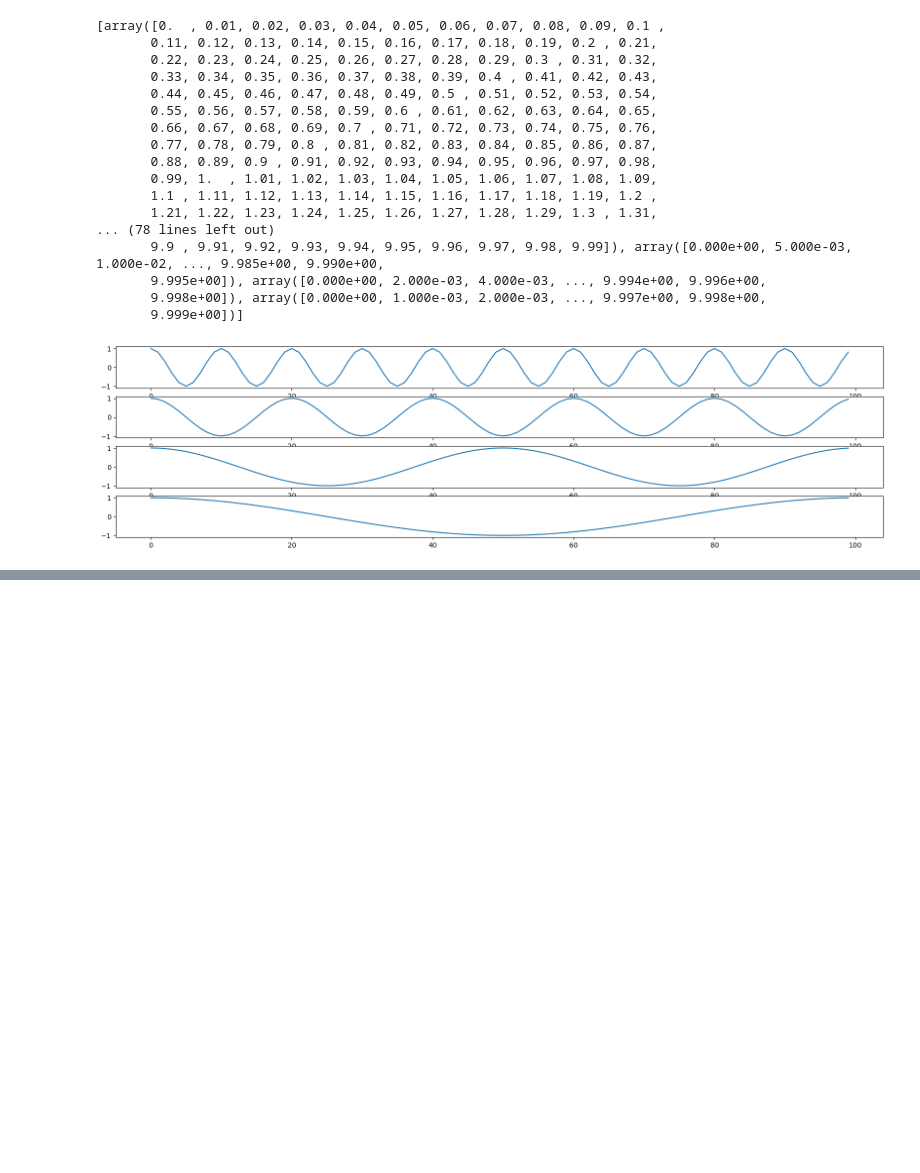
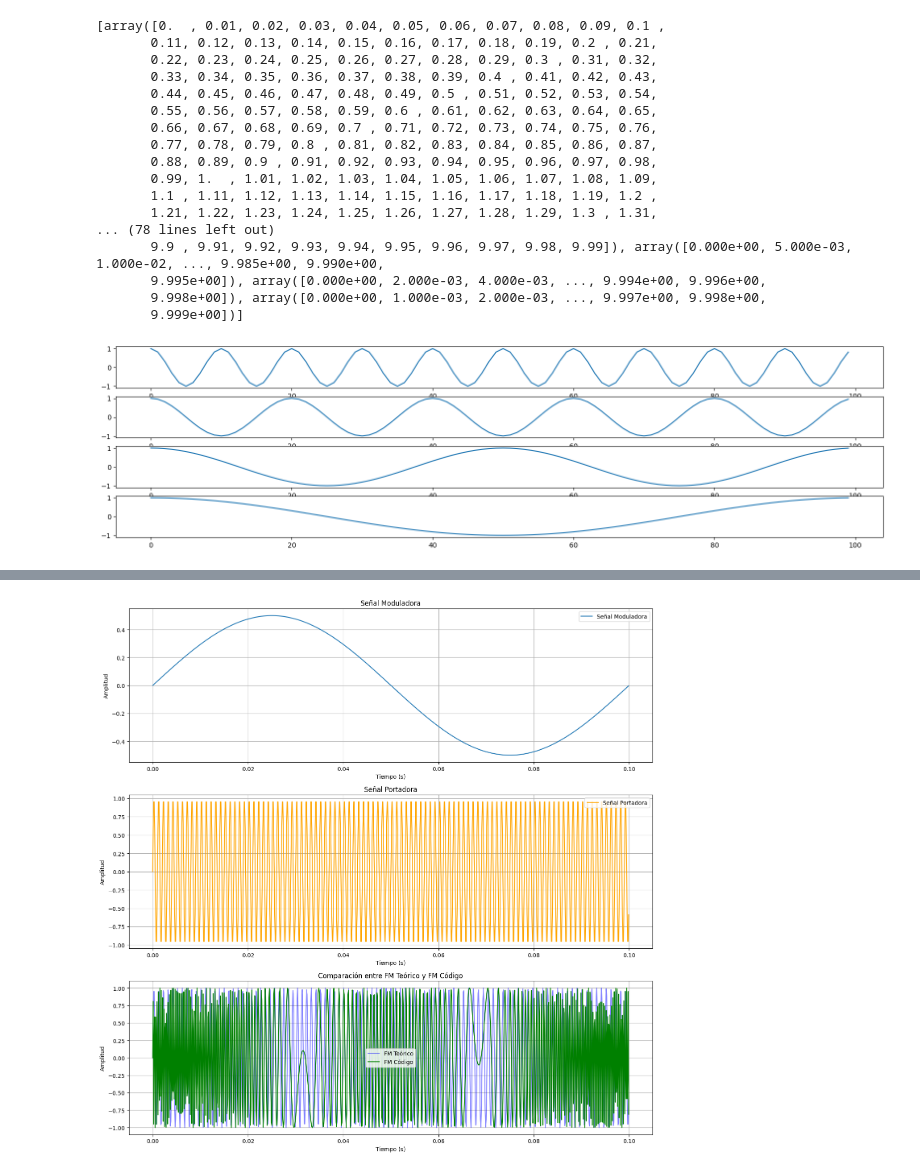
Before and after one commit to jahzeel-ulises/MODULACION, a Jupyter notebook: Modulacion.ipynb, the cells around one changed output, grey strips where cells are left out. Cells and saved outputs as stored; diff of their text form; code cells hidden in the pictures; blank space fills up the shorter version.

```diff
--- a/Modulacion.ipynb
+++ b/Modulacion.ipynb
@@ -138,0 +257,65 @@ for i in range(len(t)):
+# %%
+import numpy as np
+import matplotlib.pyplot as plt
+
+# Parámetros de la señal
+Fs = 10000         # Frecuencia de muestreo en Hz
+T = 0.1            # Duración de la señal en segundos
+t = np.linspace(0, T, int(Fs*T), endpoint=False)  # Vector de tiempo
+
+# Parámetros de la señal portadora
+f_c = 1000         # Frecuencia de la portadora en Hz
+A_c = 1.0          # Amplitud de la portadora
+
+# Parámetros de la señal moduladora
+f_m = 10           # Frecuencia de la señal moduladora en Hz
+A_m = 0.5          # Amplitud de la señal moduladora
+kf = 500           # Índice de modulación de frecuencia
+
+# Señal moduladora
+x_m = A_m * np.sin(2 * np.pi * f_m * t)
+
+# Señal portadora
+x_c = A_c * np.sin(2 * np.pi * f_c * t)
+
+# Señal modulada en frecuencia usando la fórmula teórica
+x_fm_teorico = A_c * np.sin(2 * np.pi * f_c * t + kf * np.cumsum(x_m) * (t[1] - t[0]))
+
+# Señal modulada en frecuencia usando la fórmula simplificada
+x_fm_codigo = A_c * np.sin(2 * np.pi * f_c * t + kf * x_m)
+
+# Graficar las señales
+plt.figure(figsize=(14, 14))
+
+# Graficar la señal moduladora
+plt.subplot(3, 1, 1)
+plt.plot(t, x_m, label='Señal Moduladora')
+plt.title('Señal Moduladora')
+plt.xlabel('Tiempo (s)')
+plt.ylabel('Amplitud')
+plt.grid()
+plt.legend()
+
+# Graficar la señal portadora
+plt.subplot(3, 1, 2)
+plt.plot(t, x_c, label='Señal Portadora', color='orange')
+plt.title('Señal Portadora')
+plt.xlabel('Tiempo (s)')
+plt.ylabel('Amplitud')
+plt.grid()
+plt.legend()
+
+# Graficar las señales modulada en frecuencia teórica y simplificada
+plt.subplot(3, 1, 3)
+plt.plot(t, x_fm_teorico, label='FM Teórico', color='blue', alpha=0.5)
+plt.plot(t, x_fm_codigo, label='FM Código', color='green')
+plt.title('Comparación entre FM Teórico y FM Código')
+plt.xlabel('Tiempo (s)')
+plt.ylabel('Amplitud')
+plt.grid()
+plt.legend()
+
+plt.tight_layout()
+plt.show()
+# %% [output]
+[figure, added]
```
Also changed, not shown: parts of 4 cells of this notebook.
